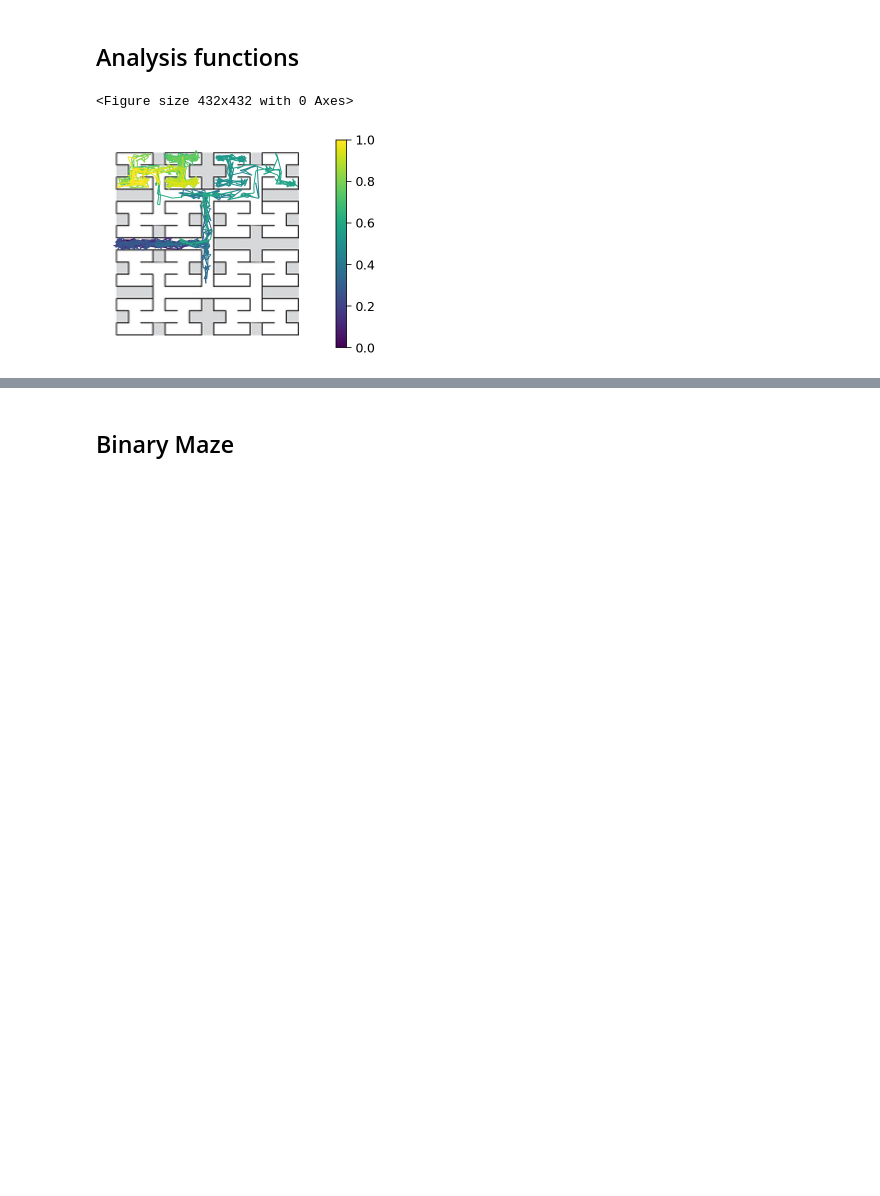
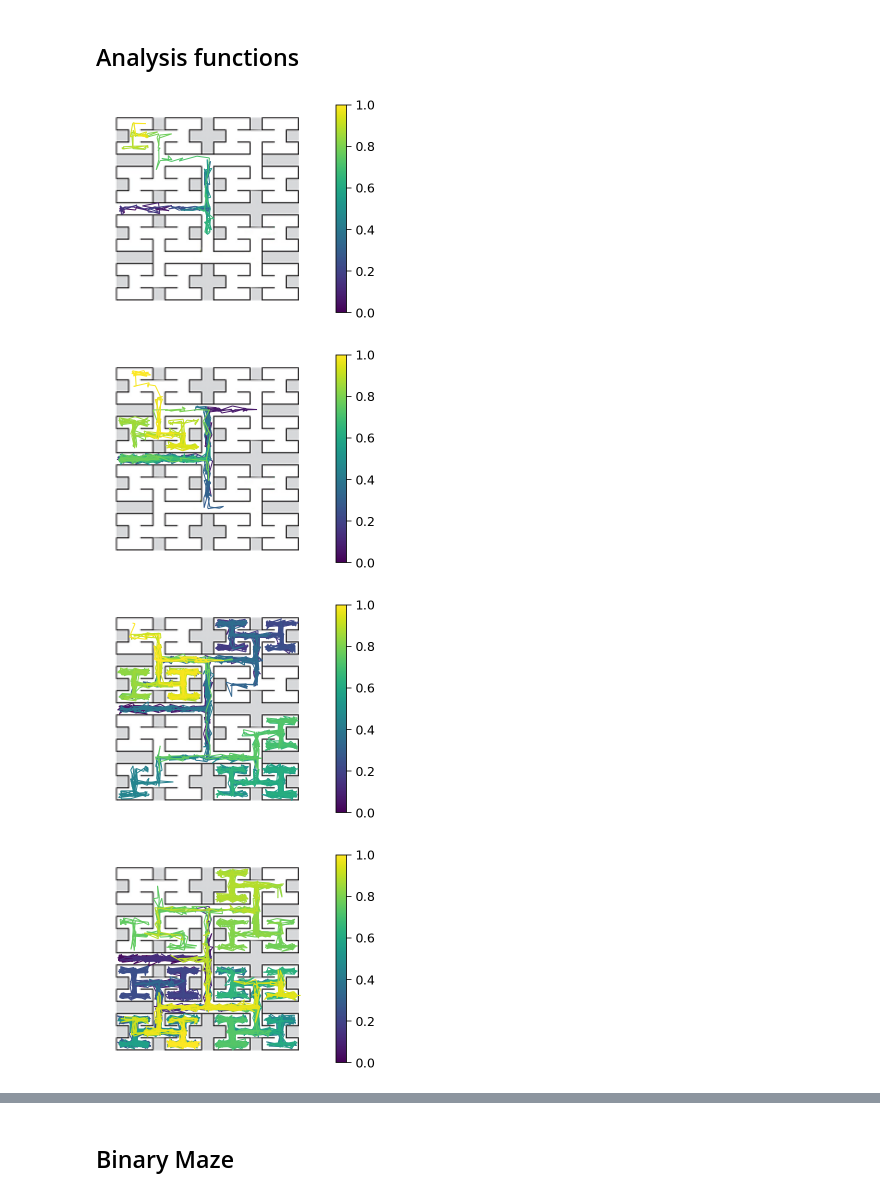
Before and after one commit to RajanDasgupta/agent-azur, a Jupyter notebook: AgentAZUR_MinimalCode.ipynb, the cells around one changed output, grey strips where cells are left out. Saved outputs shown, nothing was run; the diff lists cells and outputs as text; code cells hidden in the pictures; blank space fills up the shorter version.

```diff
--- a/AgentAZUR_MinimalCode.ipynb
+++ b/AgentAZUR_MinimalCode.ipynb
@@ -199,11 +199,11 @@ GPU is enabled in this notebook.
 # %% [markdown]
 ## Analysis functions
 # %%
-def plot_steps(steps):
+def sort_histories(histories):
     """
-    Plot number of steps per episode as a function of episodes
+    Return episode histories sorted by lengths
     """
-    plt.plot(steps)
+    return sorted(histories, key=len)
 
 def plot_steps(ep_history):
     """
@@ -221,7 +221,7 @@ def convert_history(ep_history, size=15):
     y_coords = size - np.floor(ep_history/size).reshape(len(ep_history), 1)
     return np.concatenate((x_coords, y_coords), axis=1)
 
-def plot_trajectory(ep_history, size=15, noise=2, maze="maze_downsampled.png", x_off=4.5, y_off=-5):
+def plot_trajectory(ep_history, size=15, noise=1.5, maze="maze_downsampled.png", x_off=5.5, y_off=-5):
     """
     Plots agent trajectory overlaid on maze outline
     """
@@ -254,13 +254,18 @@ def plot_trajectory(ep_history, size=15, noise=2, maze="maze_downsampled.png", x
     plt.show()
 # %%
 
-plt.figure(figsize=(6,6))
-# for ep in histories:
-#     plot_steps(ep)
+# plt.figure(figsize=(6,6))
+# # for ep in histories:
+# #     plot_steps(ep)
 
-# plt.plot(steps)
-
-plot_trajectory(histories[4])
+# # plt.plot(steps)
+plot_trajectory(sort_histories(histories)[0])
+plot_trajectory(sort_histories(histories)[int(len(histories) * 0.25)])
+plot_trajectory(sort_histories(histories)[int(len(histories) * 0.50)])
+plot_trajectory(sort_histories(histories)[int(len(histories) * 0.75)])
+plot_trajectory(sort_histories(histories)[-1])
 # %% [output]
-<Figure size 432x432 with 0 Axes>
-[figure, old version]
+[figure, new version]
+[figure, added]
+[figure, added]
+[figure, added]
```
Also changed, not shown: parts of 8 cells of this notebook.
